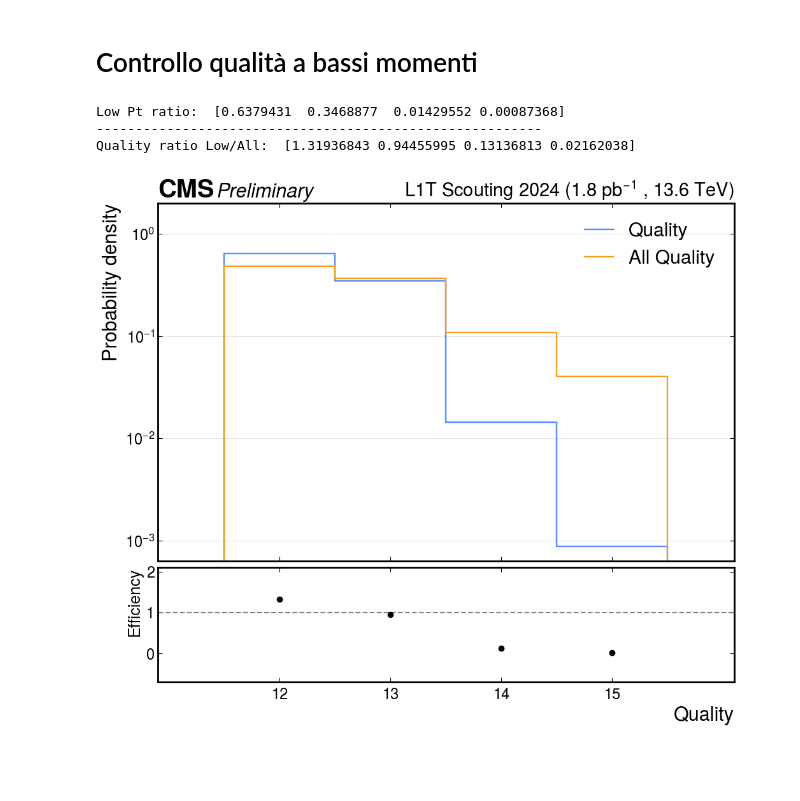
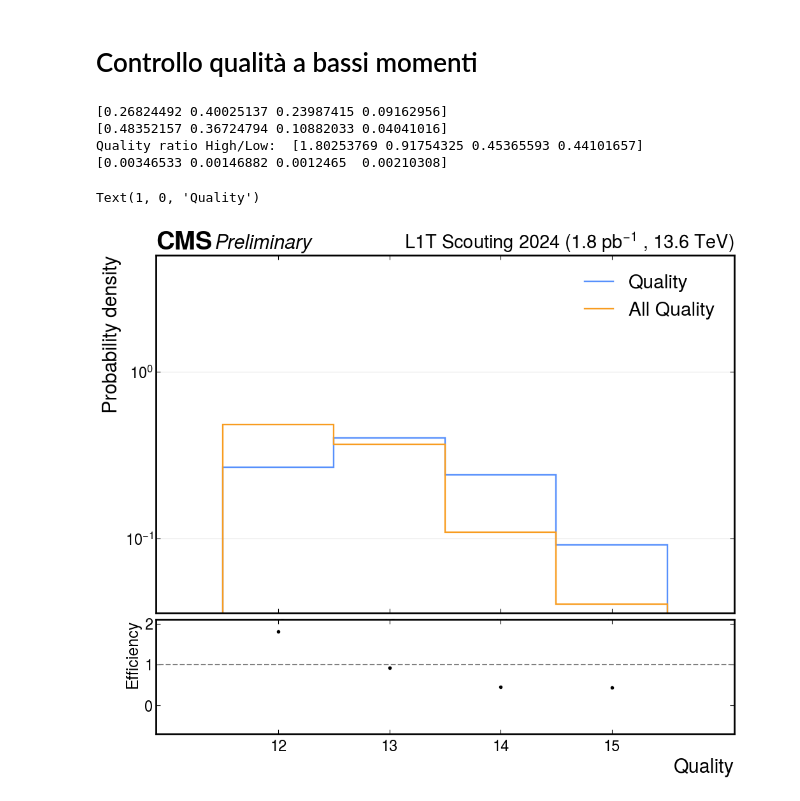
Before and after one commit to francescoreschio/Tesi-Triennale, a Jupyter notebook: Codice/DeltaRDef.ipynb, the cells around one changed output. Cells and saved outputs as stored; diff of their text form; code cells hidden in the pictures; blank space fills up the shorter version.

```diff
--- a/Codice/DeltaRDef.ipynb
+++ b/Codice/DeltaRDef.ipynb
@@ -1304,25 +1402,35 @@ Text(1, 0, 'Quality')
 # %%
 binsQ = np.array([12, 13, 14, 15, 16])
 
-Qual_Hist = hist.Hist(hist.axis.Variable(binsQ, name="LowPtQual", ))
-AllQual_Hist = hist.Hist(hist.axis.Variable(binsQ, name="AllPtQual",))
+CenterPtQual_Hist = hist.Hist(hist.axis.Variable(binsQ, name="CenterPtQual", ))
+AllPtQual_Hist = hist.Hist(hist.axis.Variable(binsQ, name="AllPtQual",))
 
-Qual_Hist.fill(LowPtQual=LowPt)
-AllQual_Hist.fill(AllPtQual=AllPt)
-
-LowPtRatio_Qual = Qual_Hist.values() / ak.sum(Qual_Hist.values())
-AllPtRatio_Qual = AllQual_Hist.values() / ak.sum(AllQual_Hist.values())
-
-QualRatioLow = LowPtRatio_Qual / AllPtRatio_Qual
+CenterPtQual_Hist.fill(CenterPtQual=Quality)
+AllPtQual_Hist.fill(AllPtQual=AllQual)
 
 
-print("Low Pt ratio: ", LowPtRatio_Qual)
-print("---------------------------------------------------------")
-print("Quality ratio Low/All: ", QualRatioLow)
+CenterPtRatio_Qual = CenterPtQual_Hist.values() / ak.sum(CenterPtQual_Hist.values())
+AllPtRatio_Qual = AllPtQual_Hist.values() / ak.sum(AllPtQual_Hist.values())
+
+print(CenterPtRatio_Qual)
+print(AllPtRatio_Qual)
+
+
+QualRatio = AllPtRatio_Qual / CenterPtRatio_Qual
+
+
+print("Quality ratio High/Low: ", QualRatio)
+
+SigmaCenter = np.sqrt((CenterPtRatio_Qual * (1 - CenterPtRatio_Qual) / ak.sum(CenterPtQual_Hist.values())))
+SigmaAll = np.sqrt((AllPtRatio_Qual * (1 - AllPtRatio_Qual) / ak.sum(AllPtQual_Hist.values())))
+
+Error = QualRatio*np.sqrt((SigmaCenter/CenterPtRatio_Qual)**2 + (SigmaAll/AllPtRatio_Qual)**2)
+print(Error)
 # %% [output]
-Low Pt ratio:  [0.6379431  0.3468877  0.01429552 0.00087368]
----------------------------------------------------------
-Quality ratio Low/All:  [1.31936843 0.94455995 0.13136813 0.02162038]
+[0.26824492 0.40025137 0.23987415 0.09162956]
+[0.48352157 0.36724794 0.10882033 0.04041016]
+Quality ratio High/Low:  [1.80253769 0.91754325 0.45365593 0.44101657]
+[0.00346533 0.00146882 0.0012465  0.00210308]
 # %%
 #High PT
 
@@ -1335,36 +1443,36 @@ set_tick_font(ax, FONTSIZE-2)
 draw_grid(ax, axis="y")
 draw_cms_label(ax, fontsize= FONTSIZE)
 
 #ax.hist(PtBMTF_Hist.values(), bins=bins, label="BMTF")
 #ax.hist(AllPtBMTF_Hist.values(), bins=bins, label="All BMTF")
 
-hep.histplot(LowPtQual_Hist, label=r"Quality", ax=ax, yerr = False, lw = 1.75, density = True)
+hep.histplot(CenterPtQual_Hist, label=r"Quality", ax=ax, yerr = False, lw = 1.75, density = True)
 hep.histplot(AllPtQual_Hist, label = "All Quality", ax=ax, yerr = False, lw = 1.7, density= True)
 
 ax.set_ylabel("Probability density", fontsize = FONTSIZE )
 ax.legend(loc='upper right')
 
 ax.set_yscale('log')
-ax.set_ylim(0, 2)
+ax.set_ylim(0, 5)
 
 ax.set_xticks(ticks=np.arange(12.5, 16.5), labels=np.arange(12, 16, 1))
 
 ax.tick_params(axis='both', which='minor', length=0, labelsize = FONTSIZE - 5)
 ax.tick_params(axis='both', which='major', length=5, labelsize = FONTSIZE - 5)
 
 
 divider = make_axes_locatable(ax)
 ax2 = divider.append_axes("bottom", 1.8, pad=0.1, sharex=ax)
 ax2.tick_params(axis='both', which='minor', length=0, labelsize = FONTSIZE - 5)
 ax2.tick_params(axis='both', which='major', length=5, labelsize = FONTSIZE - 5)
-#ax2.errorbar([12.5, 13.5, 14.5, 15.5], QualRatio, yerr = Error, fmt = 'o', c = 'red',)
-ax2.scatter([12.5, 13.5, 14.5, 15.5], QualRatioLow, c = 'black', zorder = 100)
+ax2.errorbar([12.5, 13.5, 14.5, 15.5], QualRatio, yerr = Error, fmt = '.', c = 'black', zorder = 100)
 ax2.set_ylim(-0.7, 2.1)
 ax2.hlines(1, 10.6, 17.6, color='gray', linestyle = 'dashed')
 ax2.set_xlim(11.4, 16.6)
 ax2.set_ylabel("Efficiency", fontsize = FONTSIZE - 4)
 ax2.set_xlabel('Quality', fontsize = FONTSIZE )
 
-plt.savefig("../Immagini/QualLowHighPt.pdf")
+#plt.savefig("../Immagini/QualLowHighPt.pdf")
 # %% [output]
+Text(1, 0, 'Quality')
-[figure, old version]
+[figure, new version]
```
Also changed, not shown: parts of 9 cells of this notebook, 5 other files.
